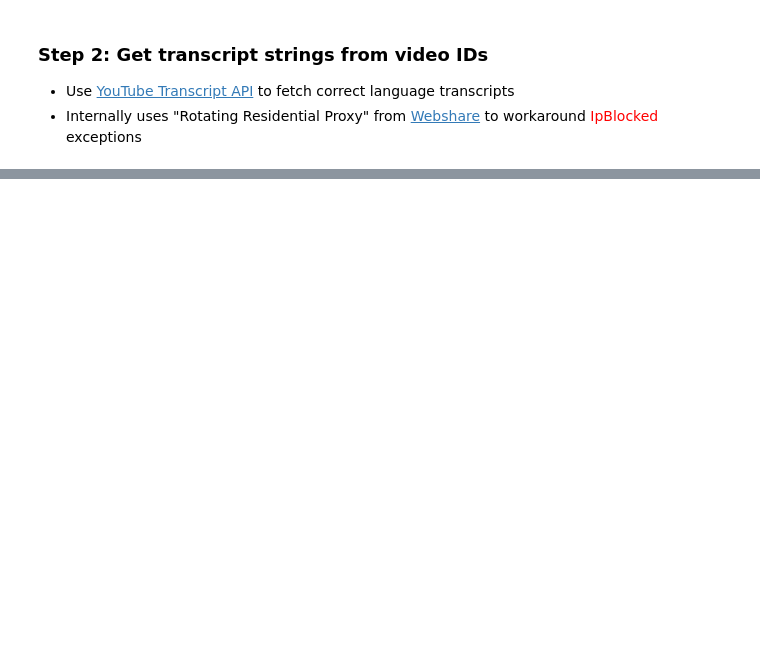
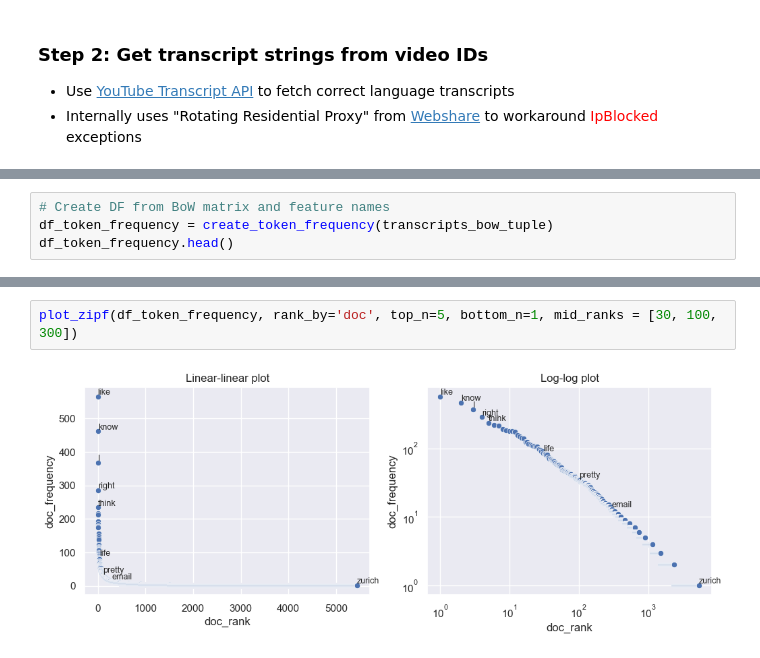
Before and after one commit to lonnychen/nlp_research_note, a Jupyter notebook: nlp_research_note.ipynb, the cells around one changed output, grey strips where cells are left out. Drawn from its saved outputs; the diff is of its cells as text; blank space fills up the shorter version.

```diff
--- a/nlp_research_note.ipynb
+++ b/nlp_research_note.ipynb
@@ -72,0 +285,4 @@ df_channels_load.shape
+# %%
+# Create DF from BoW matrix and feature names
+df_token_frequency = create_token_frequency(transcripts_bow_tuple)
+df_token_frequency.head()
@@ -72,0 +296,4 @@ df_channels_load.shape
+# %%
+plot_zipf(df_token_frequency, rank_by='doc', top_n=5, bottom_n=1, mid_ranks = [30, 100, 300])
+# %% [output]
+[figure, added]
```
Also changed, not shown: parts of 41 cells of this notebook, 2 other files.
